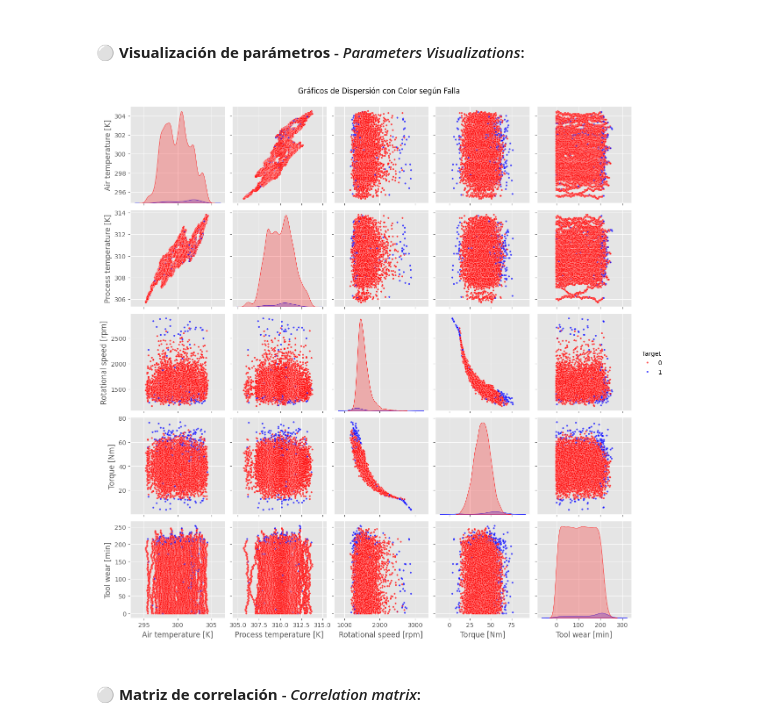
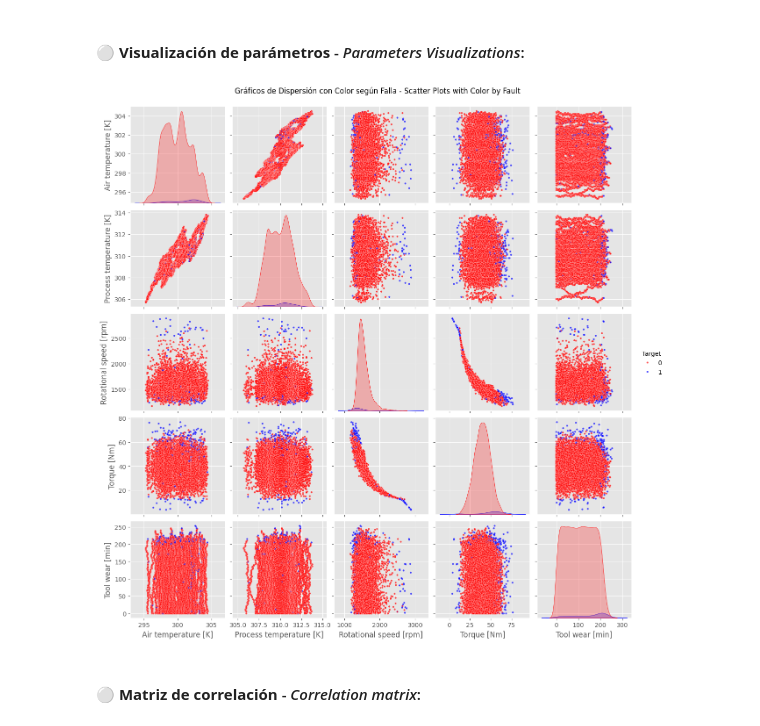
Before and after one commit to fernandoparisi/Predictive_maintenance, a Jupyter notebook: predictive_maintenance.ipynb, the cells around one changed output. Saved outputs shown, nothing was run; the diff lists cells and outputs as text; code cells hidden in the pictures.

```diff
--- a/predictive_maintenance.ipynb
+++ b/predictive_maintenance.ipynb
@@ -205,27 +210,20 @@ for i, variable in enumerate(numeric_columns):
 # %% [markdown]
  #### ⚪ **Visualización de parámetros**  - *Parameters Visualizations*:
 # %%
-# 2. Seleccionar las variables numéricas Y la variable de destino ('Target')
 variables = [
     'Air temperature [K]',
     'Process temperature [K]',
     'Rotational speed [rpm]',
     'Torque [Nm]',
     'Tool wear [min]',
-    'Target' # Incluimos la variable 'Target'
+    'Target'
 ]
 df_sel = df[variables]
-
-# 3. Crear los gráficos de dispersión con color según la falla
-# Usamos el parámetro 'hue' para pintar los puntos de manera diferente
-# Usamos palette para definir los colores (azul para No Falla, rojo para Falla)
 sns.pairplot(df_sel, hue='Target', palette={0: 'red', 1: 'blue'}, plot_kws={'s': 10, 'alpha': 0.7})
-
-# 4. Mostrar el gráfico
-plt.suptitle('Gráficos de Dispersión con Color según Falla', y=1.02)
+plt.suptitle('Gráficos de Dispersión con Color según Falla - Scatter Plots with Color by Fault ', y=1.02)
 plt.show()
 # %% [output]
-[figure, old version]
+[figure, new version]
 # %% [markdown]
  #### ⚪ **Matriz de correlación**  - *Correlation matrix*:
 # %%
```
Also changed, not shown: parts of 15 cells of this notebook.
